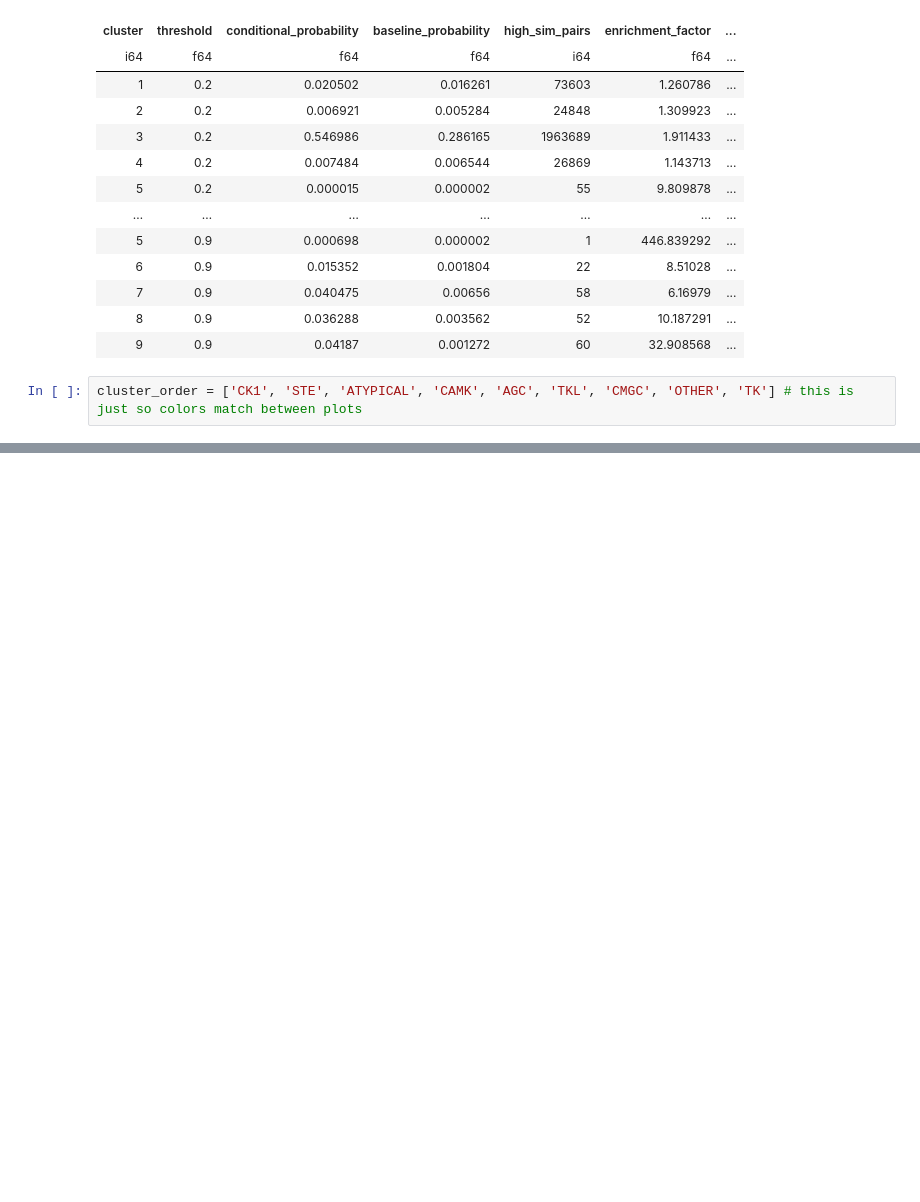
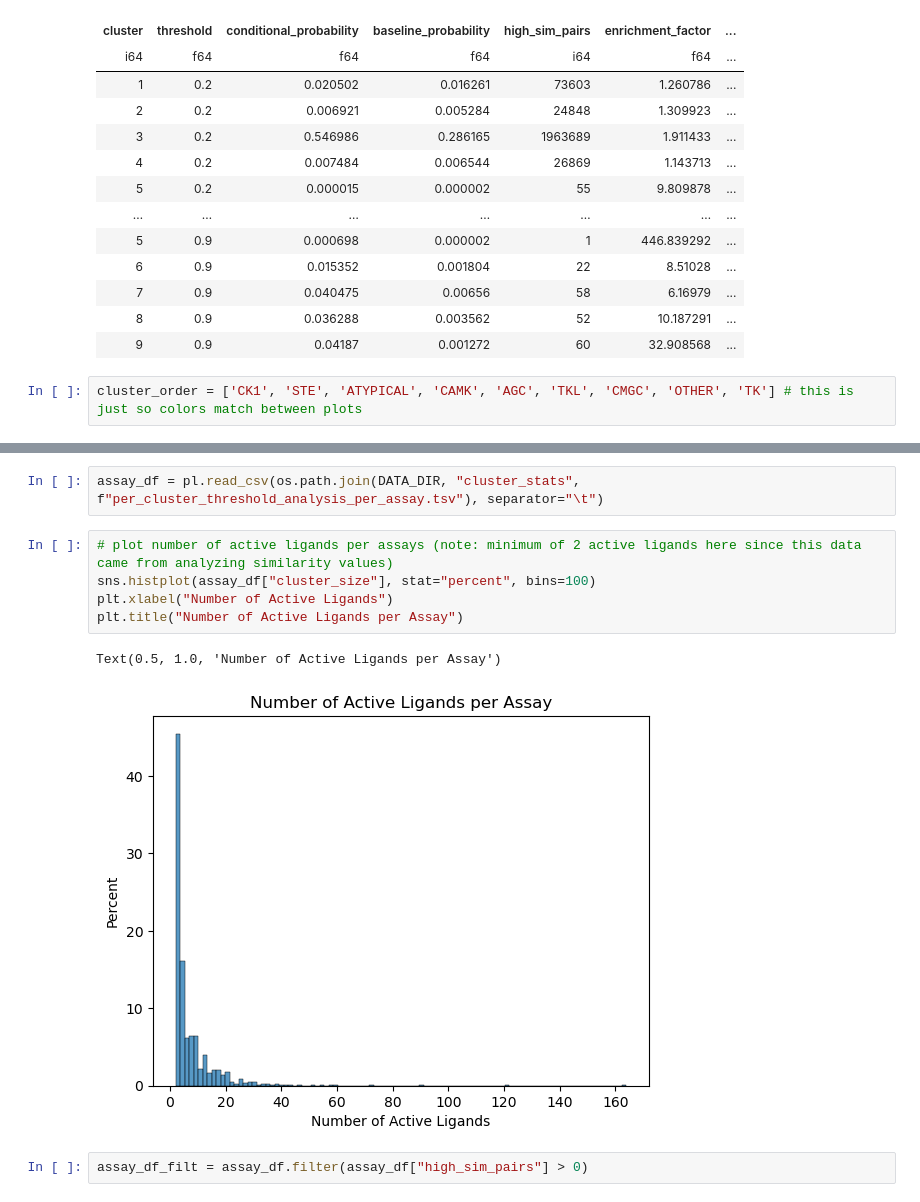
Before and after one commit to Jack-42/ligandActivityAnalysis, a Jupyter notebook: notebooks/ligand_similarity_prob_analysis.ipynb, the cells around one changed output, grey strips where cells are left out. Cells and saved outputs as stored; diff of their text form; blank space fills up the shorter version.

```diff
--- a/notebooks/ligand_similarity_prob_analysis.ipynb
+++ b/notebooks/ligand_similarity_prob_analysis.ipynb
@@ -167,0 +321,12 @@ create_multi_scatter_plots(df, cluster_order)
+# %%
+assay_df = pl.read_csv(os.path.join(DATA_DIR, "cluster_stats", f"per_cluster_threshold_analysis_per_assay.tsv"), separator="\t")
+# %%
+# plot number of active ligands per assays (note: minimum of 2 active ligands here since this data came from analyzing similarity values)
+sns.histplot(assay_df["cluster_size"], stat="percent", bins=100)
+plt.xlabel("Number of Active Ligands")
+plt.title("Number of Active Ligands per Assay")
+# %% [output]
+Text(0.5, 1.0, 'Number of Active Ligands per Assay')
+[figure, added]
+# %%
+assay_df_filt = assay_df.filter(assay_df["high_sim_pairs"] > 0)
```
Also changed, not shown: parts of 15 cells of this notebook.
